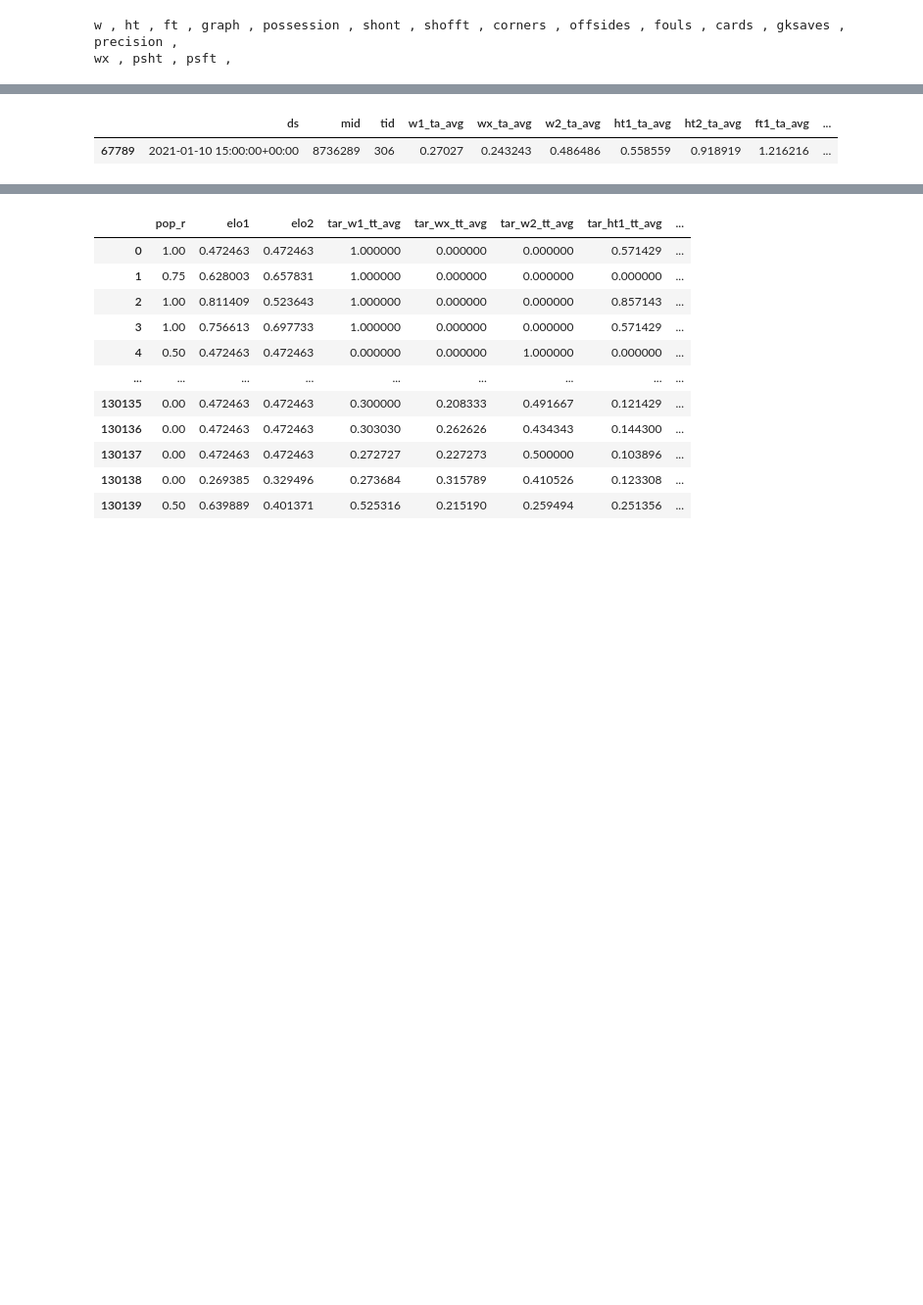
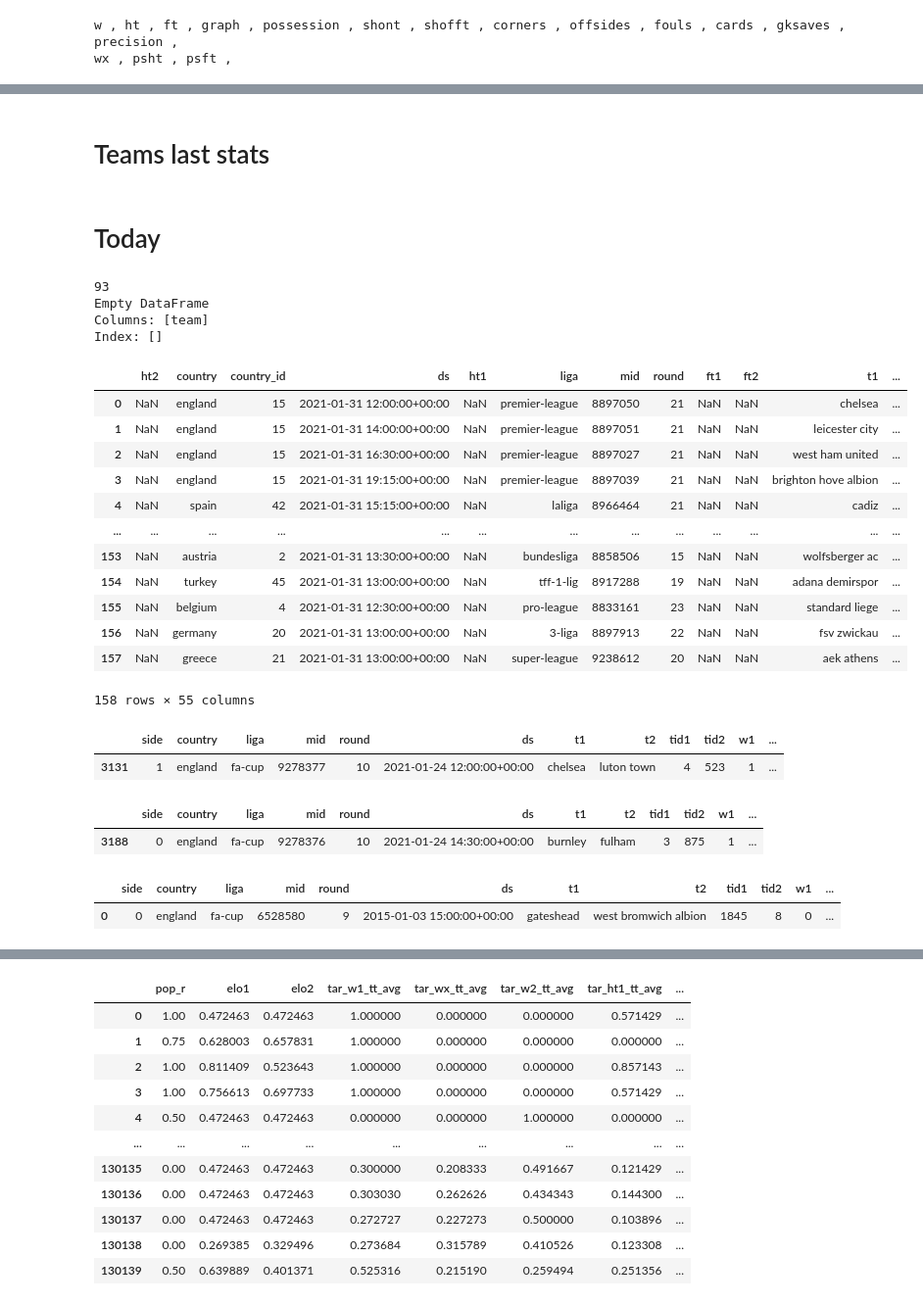
Before and after one commit to hwait/soccer, a Jupyter notebook: data.ipynb, the cells around one changed output, grey strips where cells are left out. Shown: that part at 98% size. Saved outputs shown, nothing was run; the diff lists cells and outputs as text; code cells hidden in the pictures; blank space fills up the shorter version.

Commit message:
Todays

```diff
--- a/data.ipynb
+++ b/data.ipynb
@@ -508,5 +469,2 @@ df_home[df_home.mid==8736289]
-# %%
-df_away[df_away.mid==8736289]
-# %% [output]
-|  | ds | mid | tid | w1_ta_avg | wx_ta_avg | w2_ta_avg | ht1_ta_avg | ht2_ta_avg | ft1_ta_avg | ... |
-| 67789 | 2021-01-10 15:00:00+00:00 | 8736289 | 306 | 0.27027 | 0.243243 | 0.486486 | 0.558559 | 0.918919 | 1.216216 | ... |
+# %% [markdown]
+# Teams last stats
@@ -512,0 +478,44 @@ df_away[df_away.mid==8736289]
+# %% [markdown]
+# Today
+# %%
+from api.data_collector import DataCollector
+dp=DataCollector(today=True)
+#df=dp.provide_data()
+df=dp.provide_today()
+df_last=pd.read_csv('data/stats_teams.csv', index_col=None)
+# %% [output]
+93
+Empty DataFrame
+Columns: [team]
+Index: []
+# %%
+df
+# %% [output]
+|  | ht2 | country | country_id | ds | ht1 | liga | mid | round | ft1 | ft2 | t1 | ... |
+| 0 | NaN | england | 15 | 2021-01-31 12:00:00+00:00 | NaN | premier-league | 8897050 | 21 | NaN | NaN | chelsea | ... |
+| 1 | NaN | england | 15 | 2021-01-31 14:00:00+00:00 | NaN | premier-league | 8897051 | 21 | NaN | NaN | leicester city | ... |
+| 2 | NaN | england | 15 | 2021-01-31 16:30:00+00:00 | NaN | premier-league | 8897027 | 21 | NaN | NaN | west ham united | ... |
+| 3 | NaN | england | 15 | 2021-01-31 19:15:00+00:00 | NaN | premier-league | 8897039 | 21 | NaN | NaN | brighton hove albion | ... |
+| 4 | NaN | spain | 42 | 2021-01-31 15:15:00+00:00 | NaN | laliga | 8966464 | 21 | NaN | NaN | cadiz | ... |
+| ... | ... | ... | ... | ... | ... | ... | ... | ... | ... | ... | ... | ... |
+| 153 | NaN | austria | 2 | 2021-01-31 13:30:00+00:00 | NaN | bundesliga | 8858506 | 15 | NaN | NaN | wolfsberger ac | ... |
+| 154 | NaN | turkey | 45 | 2021-01-31 13:00:00+00:00 | NaN | tff-1-lig | 8917288 | 19 | NaN | NaN | adana demirspor | ... |
+| 155 | NaN | belgium | 4 | 2021-01-31 12:30:00+00:00 | NaN | pro-league | 8833161 | 23 | NaN | NaN | standard liege | ... |
+| 156 | NaN | germany | 20 | 2021-01-31 13:00:00+00:00 | NaN | 3-liga | 8897913 | 22 | NaN | NaN | fsv zwickau | ... |
+| 157 | NaN | greece | 21 | 2021-01-31 13:00:00+00:00 | NaN | super-league | 9238612 | 20 | NaN | NaN | aek athens | ... |
+158 rows × 55 columns
+# %%
+df_last[(df_last['side']==1) & (df_last['tid1']==4)]
+# %% [output]
+|  | side | country | liga | mid | round | ds | t1 | t2 | tid1 | tid2 | w1 | ... |
+| 3131 | 1 | england | fa-cup | 9278377 | 10 | 2021-01-24 12:00:00+00:00 | chelsea | luton town | 4 | 523 | 1 | ... |
+# %%
+df_last[(df_last['side']==0) & (df_last['tid1']==3)]
+# %% [output]
+|  | side | country | liga | mid | round | ds | t1 | t2 | tid1 | tid2 | w1 | ... |
+| 3188 | 0 | england | fa-cup | 9278376 | 10 | 2021-01-24 14:30:00+00:00 | burnley | fulham | 3 | 875 | 1 | ... |
+# %%
+df.merge(df_last)
+# %% [output]
+|  | side | country | liga | mid | round | ds | t1 | t2 | tid1 | tid2 | w1 | ... |
+| 0 | 0 | england | fa-cup | 6528580 | 9 | 2015-01-03 15:00:00+00:00 | gateshead | west bromwich albion | 1845 | 8 | 0 | ... |
```
Also changed, not shown: parts of 20 cells of this notebook, 12 other files.
